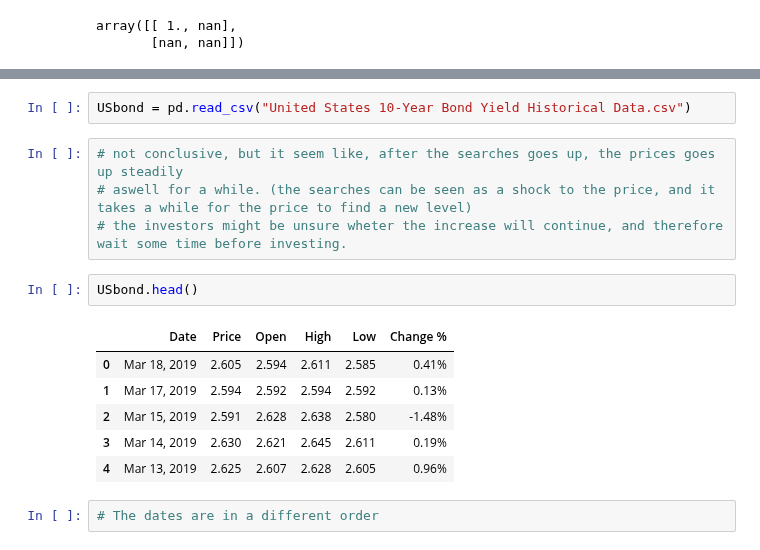
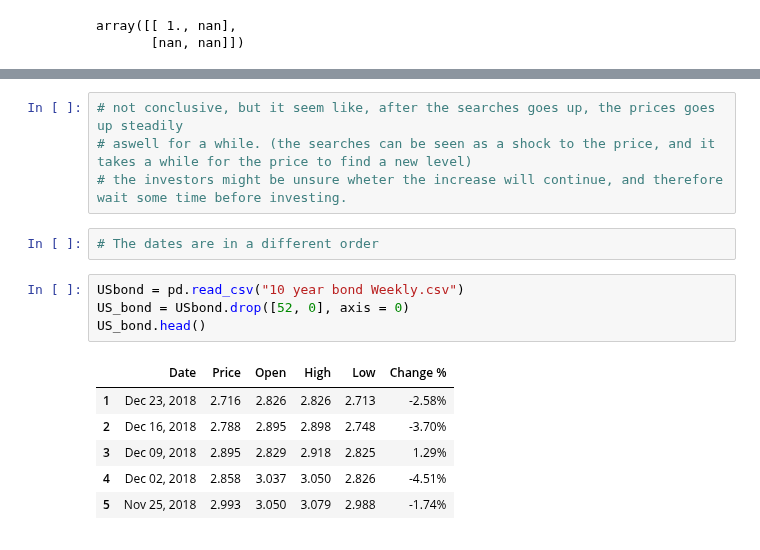
Before and after one commit to NumEconCopenhagen/projects-2019-mk, a Jupyter notebook: dataproject/dataproject/Dataassignment med ændringer.ipynb, the cells around one changed output, grey strips where cells are left out. Cells and saved outputs as stored; diff of their text form.

```diff
--- a/dataproject/dataproject/Dataassignment med ændringer.ipynb
+++ b/dataproject/dataproject/Dataassignment med ændringer.ipynb
@@ -110,19 +101,19 @@ plt.show()
 <Figure size 432x288 with 0 Axes>
-# %%
-USbond = pd.read_csv("United States 10-Year Bond Yield Historical Data.csv")
 # %%
 # not conclusive, but it seem like, after the searches goes up, the prices goes up steadily
 # aswell for a while. (the searches can be seen as a shock to the price, and it takes a while for the price to find a new level)
 # the investors might be unsure wheter the increase will continue, and therefore wait some time before investing.
-# %%
-USbond.head()
-# %% [output]
-|  | Date | Price | Open | High | Low | Change % |
-| 0 | Mar 18, 2019 | 2.605 | 2.594 | 2.611 | 2.585 | 0.41% |
-| 1 | Mar 17, 2019 | 2.594 | 2.592 | 2.594 | 2.592 | 0.13% |
-| 2 | Mar 15, 2019 | 2.591 | 2.628 | 2.638 | 2.580 | -1.48% |
-| 3 | Mar 14, 2019 | 2.630 | 2.621 | 2.645 | 2.611 | 0.19% |
-| 4 | Mar 13, 2019 | 2.625 | 2.607 | 2.628 | 2.605 | 0.96% |
 # %%
 # The dates are in a different order
+# %%
+USbond = pd.read_csv("10 year bond Weekly.csv")
+US_bond = USbond.drop([52, 0], axis = 0)
+US_bond.head()
+# %% [output]
+|  | Date | Price | Open | High | Low | Change % |
+| 1 | Dec 23, 2018 | 2.716 | 2.826 | 2.826 | 2.713 | -2.58% |
+| 2 | Dec 16, 2018 | 2.788 | 2.895 | 2.898 | 2.748 | -3.70% |
+| 3 | Dec 09, 2018 | 2.895 | 2.829 | 2.918 | 2.825 | 1.29% |
+| 4 | Dec 02, 2018 | 2.858 | 3.037 | 3.050 | 2.826 | -4.51% |
+| 5 | Nov 25, 2018 | 2.993 | 3.050 | 3.079 | 2.988 | -1.74% |
 # %%
```
Also changed, not shown: parts of 21 cells of this notebook.
